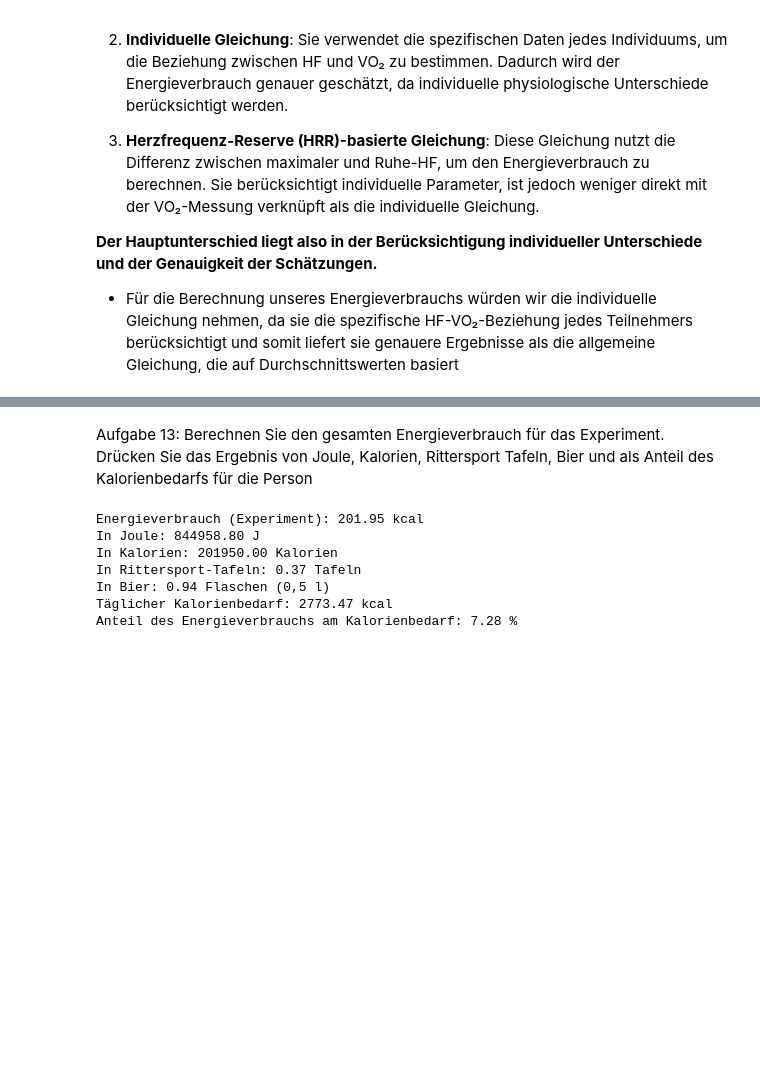
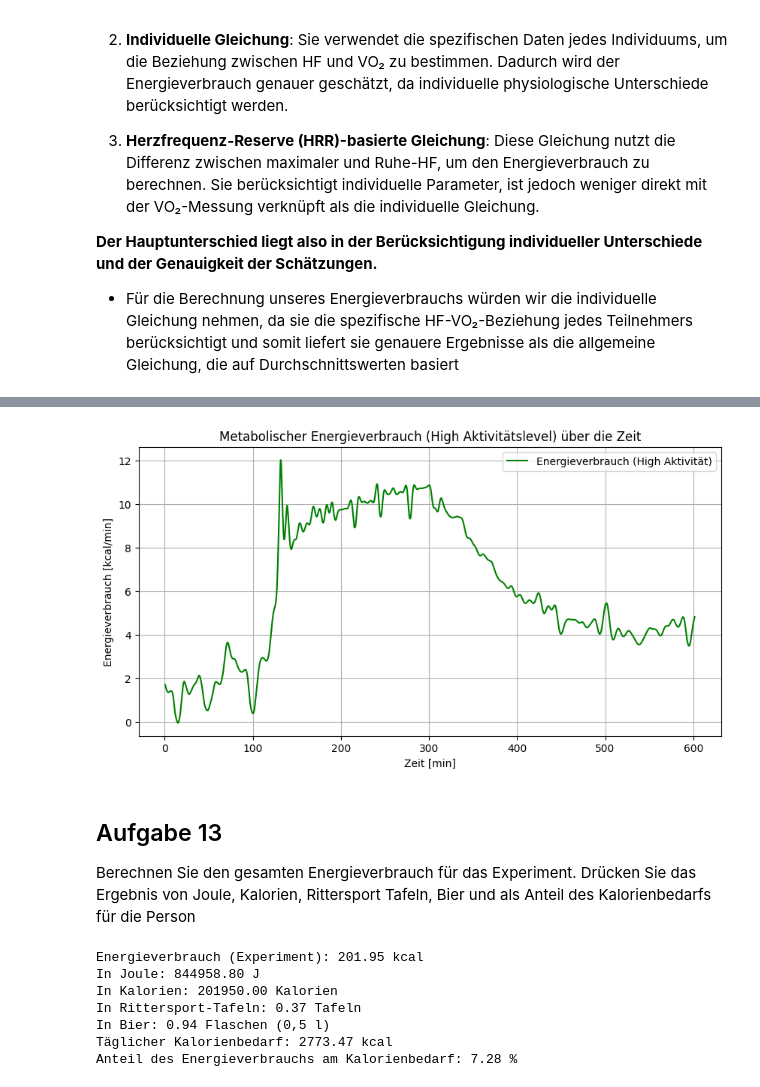
Before and after one commit to raniaxshehata/Biosignal_Praktikum_2, a Jupyter notebook: MainCode2_bearbeitetRS.ipynb, the cells around one changed output, grey strips where cells are left out. Cells and saved outputs as stored; diff of their text form; code cells hidden in the pictures; blank space fills up the shorter version.

Commit message:
Aufgabe 9

```diff
--- a/MainCode2_bearbeitetRS.ipynb
+++ b/MainCode2_bearbeitetRS.ipynb
@@ -1255,0 +1143,76 @@ Kumulativer metabolischer Energieverbrauch über den gesamten Zeitraum: 201.95 k
+# %%
+# Berechnung des meatbolischen Energieverbrauchs (Geschlecht = weiblich)
+
+def energy_expenditure(hrr, weight, activity_level):
+    """
+    Berechnet den metabolischen Energieverbrauch für Frauen basierend auf der Herzfrequenzreserve (HRR)
+    und dem Körpergewicht. Unterscheidet zwischen niedrigem und hohem Aktivitätslevel.
+
+    Args:
+        hrr (array): Herzfrequenzreserve (HRR).
+        weight (float): Gewicht in kg.
+        activity_level (str): 'low' für niedriges Aktivitätslevel, 'high' für hohes Aktivitätslevel.
+
+    Returns:
+        array: Energieverbrauch in kcal/min.
+    """
+
+    if activity_level.lower() == 'low':
+        energy = 0.744 + 0.0216 * hrr + 0.00699 * weight + 0.00102 * hrr * weight  # Paper: Model 2, women, low activity level
+    elif activity_level.lower() == 'high':
+        energy = 0.165 + 0.0688 * hrr + 0.02666 * weight + 0.00050 * hrr * weight  # Paper: Model 2, women, high activity level
+    else:
+        raise ValueError("activity_level must be 'low' or 'high'")
+    return energy
+
+
+# Indizes für die Ruhephase (0-2 Minuten) und die maximale Intensitätsphase (2-5 Minuten)
+resting_phase = hr_time <= 120  # Erste 2 Minuten
+#max_phase = (hr_time > 120) & (hr_time <= 300)  # Nächste 3 Minuten (2-5 Minuten)
+
+# Ruhe- und Maximalherzfrequenz berechnen
+resting_hr = np.mean(heartrate_filtered[resting_phase])  # Mittelwert der Ruhephase
+max_hr = np.max(heartrate_filtered)  # Maximum der Maximalintensitätsphase
+
+# Ruhe- und Maximalherzfrequenz ausgeben
+print(f"Ruheherzfrequenz (resting_hr): {resting_hr:.2f} BPM")
+print(f"Maximale Herzfrequenz (max_hr): {max_hr:.2f} BPM")
+
+# Herzfrequenzreserve (HRR) berechnen
+# HRR = (Herzfrequenz Aktivität - Ruheherzfrequenz) / (Maximalherzfrequenz - Ruheherzfrequenz)
+hrr = 100 * ((heartrate_filtered - resting_hr) / (max_hr - resting_hr))
+
+
+# Werte für die Berechnung
+weight = 65  # Gewicht in kg
+activity_level = 'high'  # 'low' oder 'high'
+
+
+# Energieverbrauch berechnen
+energy_consumption = energy_expenditure(hrr, weight, activity_level)
+
+# Energieverbrauch über die gesamte Zeit summieren
+total_energy_consumption = np.trapz(energy_consumption, hr_time)  # Flächenintegral
+
+# Energieverbrauch nach jeder Minute berechnen und ausgeben
+print("Energieverbrauch pro Minute:")
+minute_intervals = np.arange(60, int(np.max(hr_time)) + 1, 60)  # Grenzen für jede Minute
+for i, minute in enumerate(minute_intervals, start=1):
+    # Energieverbrauch innerhalb der Minute (von (minute-60) bis minute)
+    minute_mask = (hr_time > (minute - 60)) & (hr_time <= minute)
+    minute_energy = np.trapz(energy_consumption[minute_mask], hr_time[minute_mask])
+    print(f"Minute {i}: {minute_energy:.2f} kcal")
+
+# Gesamter Energieverbrauch ausgeben
+print(f"\nGesamter Energieverbrauch über die gesamte Zeit: {total_energy_consumption:.2f} kcal")
+
+# Energieverbrauch über die Zeit plotten
+plt.figure(figsize=(10, 5))
+plt.plot(hr_time, energy_consumption, color='g', label=f'Energieverbrauch ({activity_level.capitalize()} Aktivität)')
+plt.xlabel('Zeit [min]')
+plt.ylabel('Energieverbrauch [kcal/min]')
+plt.title(f'Metabolischer Energieverbrauch ({activity_level.capitalize()} Aktivitätslevel) über die Zeit')
+plt.grid(True)
+plt.legend()
+plt.show()
+# %% [output]
@@ -1256,5 +1234,7 @@ Kumulativer metabolischer Energieverbrauch über den gesamten Zeitraum: 201.95 k
+[figure, added]
 # %% [markdown]
-Aufgabe 13: Berechnen Sie den gesamten Energieverbrauch für das Experiment. Drücken Sie das Ergebnis von Joule, Kalorien, Rittersport Tafeln, Bier und als Anteil des Kalorienbedarfs für die Person
+## Aufgabe 13
+Berechnen Sie den gesamten Energieverbrauch für das Experiment. Drücken Sie das Ergebnis von Joule, Kalorien, Rittersport Tafeln, Bier und als Anteil des Kalorienbedarfs für die Person
 # %%
 # Gegebene Werte
 alter = 21  # Alter in Jahren
```
Also changed, not shown: parts of 10 cells of this notebook.
